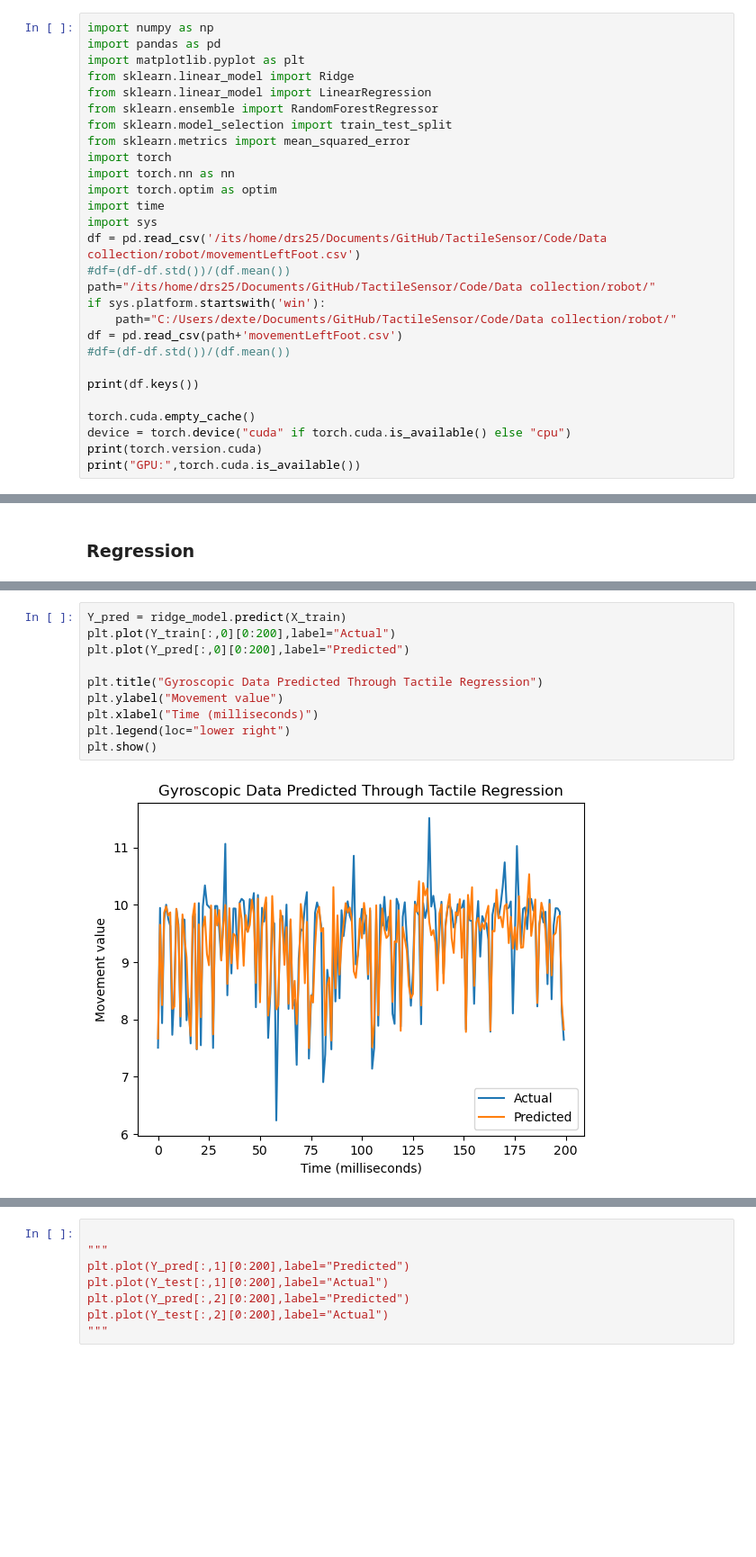
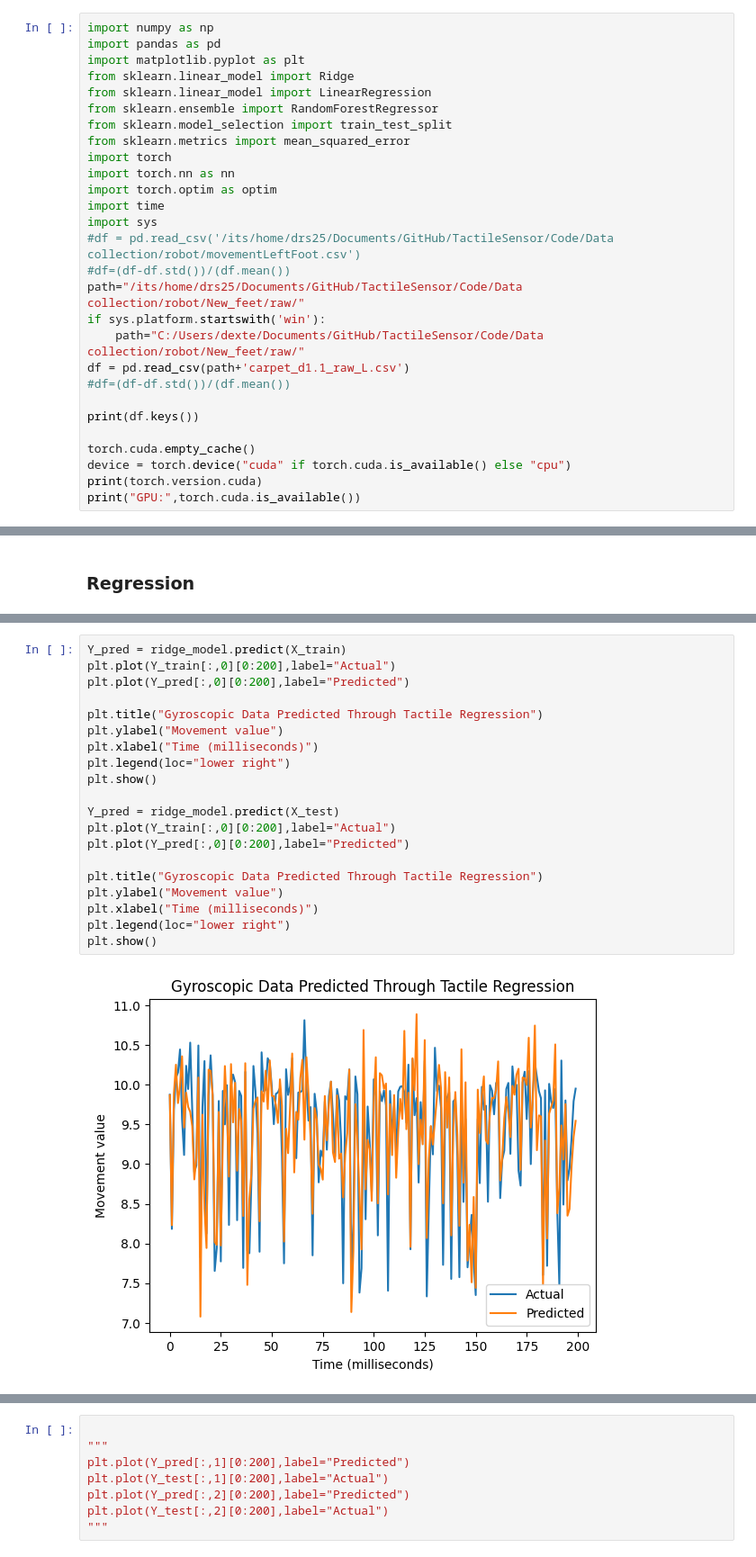
Before and after one commit to shepai/TactileSensor, a Jupyter notebook: Code/Data collection/robot/excel.ipynb, the cells around one changed output, grey strips where cells are left out. Shown at 90% size. Drawn from its saved outputs; the diff is of its cells as text; blank space fills up the shorter version.

Commit message:
data

```diff
--- a/Code/Data collection/robot/excel.ipynb
+++ b/Code/Data collection/robot/excel.ipynb
@@ -14,12 +14,12 @@ import torch.nn as nn
 import torch.optim as optim
 import time
 import sys
-df = pd.read_csv('/its/home/drs25/Documents/GitHub/TactileSensor/Code/Data collection/robot/movementLeftFoot.csv')
+#df = pd.read_csv('/its/home/drs25/Documents/GitHub/TactileSensor/Code/Data collection/robot/movementLeftFoot.csv')
 #df=(df-df.std())/(df.mean())
-path="/its/home/drs25/Documents/GitHub/TactileSensor/Code/Data collection/robot/"
+path="/its/home/drs25/Documents/GitHub/TactileSensor/Code/Data collection/robot/New_feet/raw/"
 if sys.platform.startswith('win'):
-    path="C:/Users/dexte/Documents/GitHub/TactileSensor/Code/Data collection/robot/"
-df = pd.read_csv(path+'movementLeftFoot.csv')
+    path="C:/Users/dexte/Documents/GitHub/TactileSensor/Code/Data collection/robot/New_feet/raw/"
+df = pd.read_csv(path+'carpet_d1.1_raw_L.csv')
 #df=(df-df.std())/(df.mean())
 
 print(df.keys())
@@ -172,12 +199,22 @@ Time taken 1699885431.4134898
 # %%
 Y_pred = ridge_model.predict(X_train)
 plt.plot(Y_train[:,0][0:200],label="Actual")
 plt.plot(Y_pred[:,0][0:200],label="Predicted")
 
 plt.title("Gyroscopic Data Predicted Through Tactile Regression")
 plt.ylabel("Movement value")
 plt.xlabel("Time (milliseconds)")
 plt.legend(loc="lower right")
 plt.show()
+
+Y_pred = ridge_model.predict(X_test)
+plt.plot(Y_train[:,0][0:200],label="Actual")
+plt.plot(Y_pred[:,0][0:200],label="Predicted")
+
+plt.title("Gyroscopic Data Predicted Through Tactile Regression")
+plt.ylabel("Movement value")
+plt.xlabel("Time (milliseconds)")
+plt.legend(loc="lower right")
+plt.show()
 # %% [output]
-[figure, old version]
+[figure, new version]
```
Also changed, not shown: parts of 21 cells of this notebook, 17 other files.
